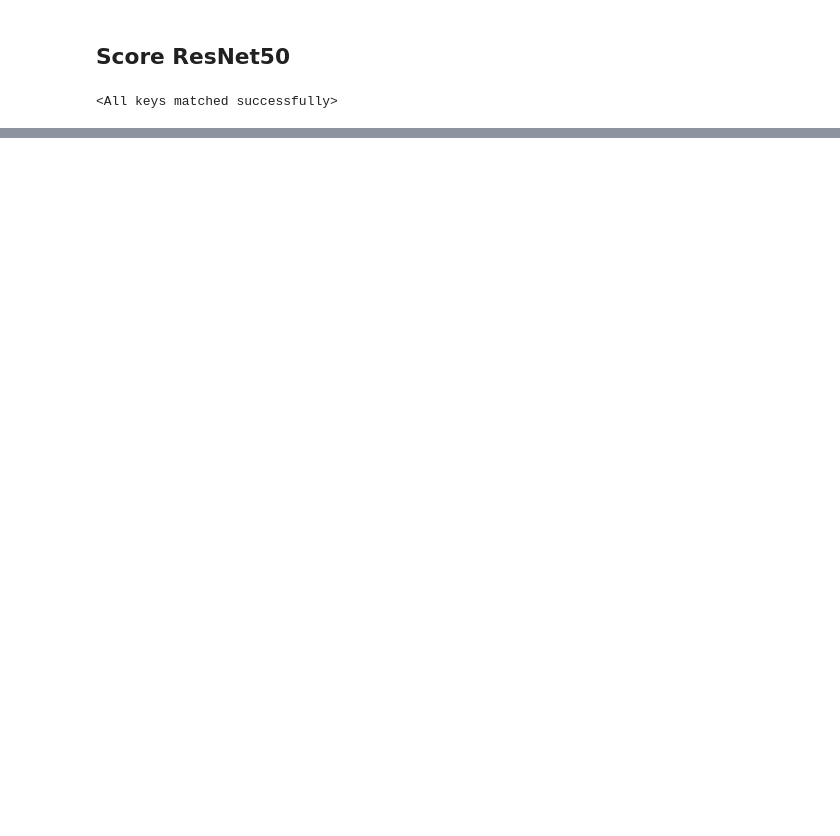
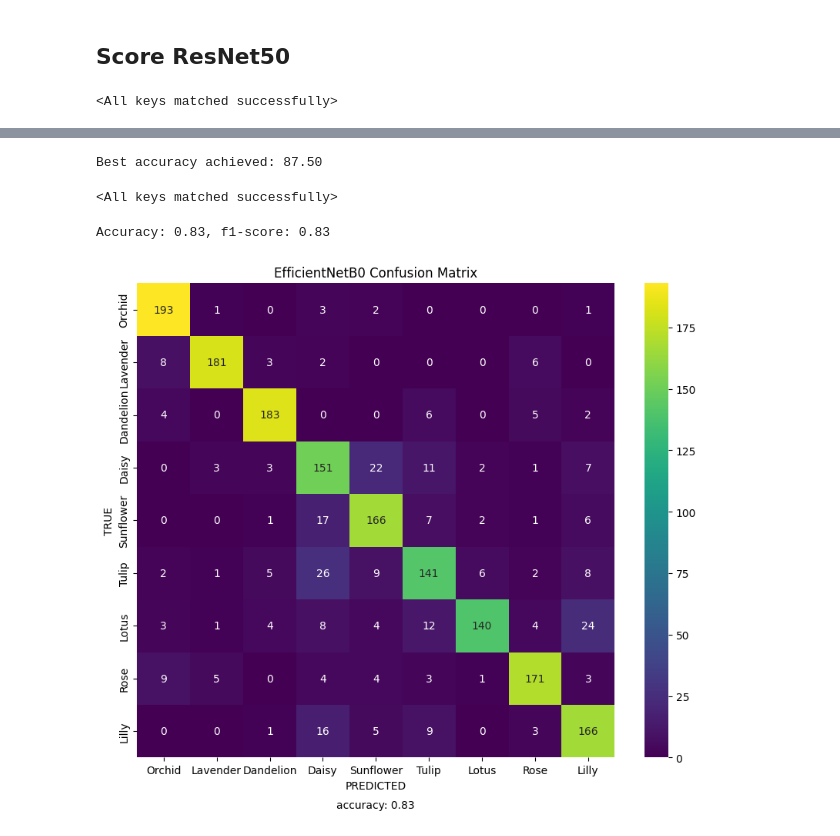
Before and after one commit to foggyTeam/Dandelion, a Jupyter notebook: notebook.ipynb, the cells around one changed output, grey strips where cells are left out. Saved outputs shown, nothing was run; the diff lists cells and outputs as text; code cells hidden in the pictures; blank space fills up the shorter version.

```diff
--- a/notebook.ipynb
+++ b/notebook.ipynb
@@ -409,0 +645,6 @@ Accuracy: 0.84, f1-score: 0.84
+# %%
+# load params with the best accuracy
+efficientnet_b0.load_state_dict(best_efficientnet_b0_params)
+colored_print(f'\nBest accuracy achieved: {best_efficientnet_b0_accuracy:.2f}', 'g')
+# %% [output]
+Best accuracy achieved: 87.50
@@ -409,0 +653,20 @@ Accuracy: 0.84, f1-score: 0.84
+# %%
+# path to best params
+best_efficientnet_b0_params_path = os.path.join(best_models_path, 'efficientnet_b0.pth')
+# %%
+# load best params into model
+efficientnet_b0.load_state_dict(torch.load(best_efficientnet_b0_params_path, weights_only=True))
+# %% [output]
+<All keys matched successfully>
+# %%
+# use GPU if available
+device = torch.device("cuda" if torch.cuda.is_available() else "cpu")
+efficientnet_b0 = efficientnet_b0.to(device)
+# %%
+# model is ready for use
+efficientnet_b0_accuracy, efficientnet_b0_f1_score, efficientnet_b0_confusion_matrix = score_model(efficientnet_b0)
+colored_print(f'Accuracy: {efficientnet_b0_accuracy:.2f}, f1-score: {efficientnet_b0_f1_score:.2f}', 'g')
+plot_confusion_matrix(efficientnet_b0_confusion_matrix, 'EfficientNetB0', efficientnet_b0_accuracy)
+# %% [output]
+Accuracy: 0.83, f1-score: 0.83
+[figure, added]
```
Also changed, not shown: parts of 26 cells of this notebook.
